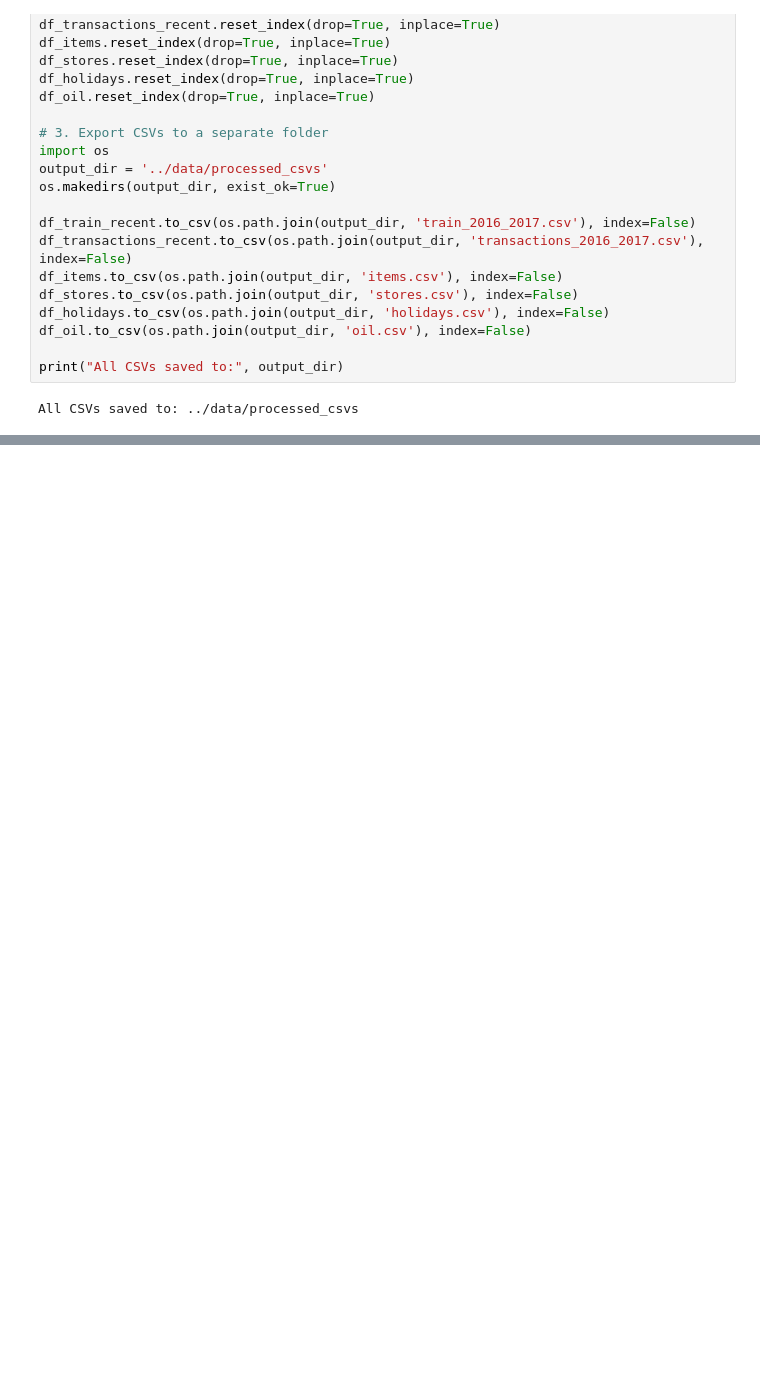
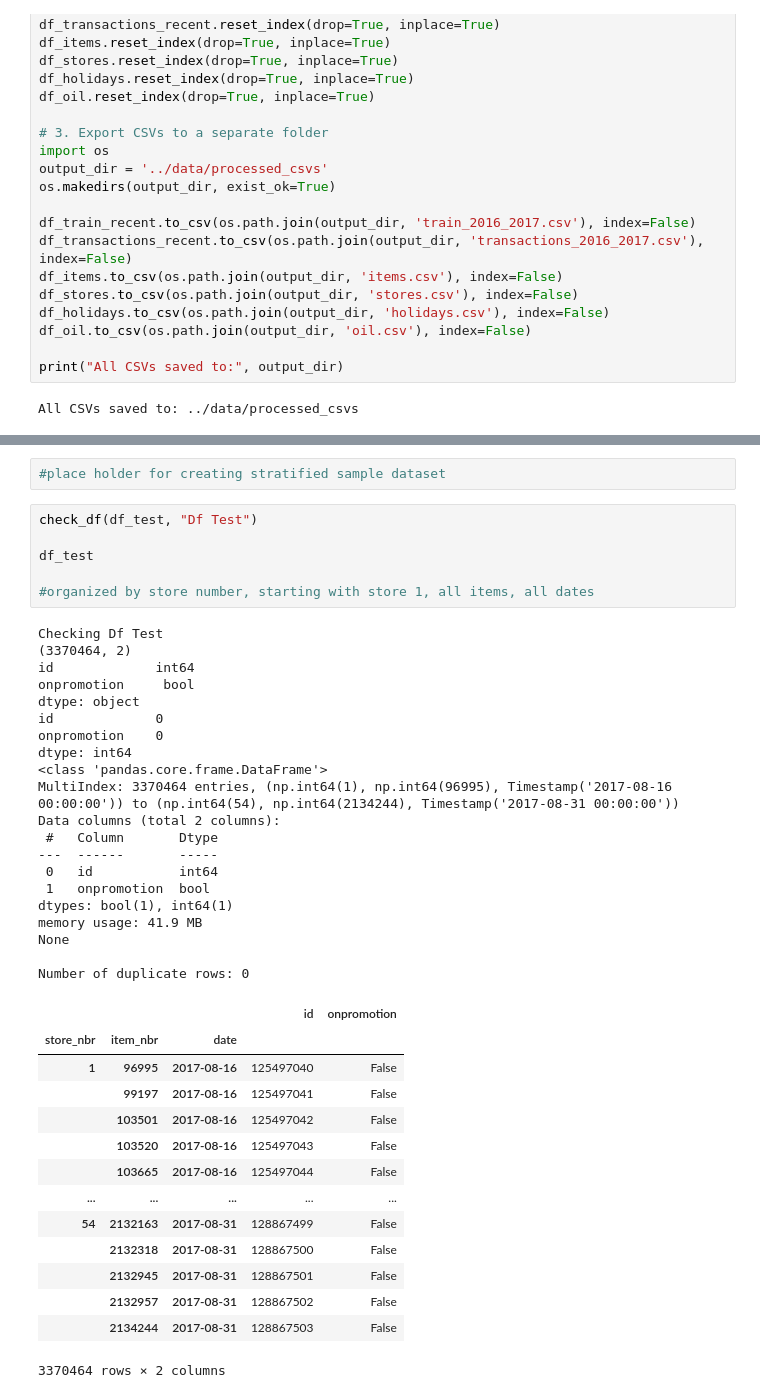
Before and after one commit to apa0/grocery-sales-forecasting, a Jupyter notebook: scripts/load_clean.ipynb, the cells around one changed output, grey strips where cells are left out. Cells and saved outputs as stored; diff of their text form; blank space fills up the shorter version.

Commit message:
looking into the last datasets

```diff
--- a/scripts/load_clean.ipynb
+++ b/scripts/load_clean.ipynb
@@ -429,0 +460,43 @@ All CSVs saved to: ../data/processed_csvs
+# %%
+#place holder for creating stratified sample dataset
+# %%
+check_df(df_test, "Df Test")
+
+df_test
+
+#organized by store number, starting with store 1, all items, all dates
+# %% [output]
+Checking Df Test
+(3370464, 2)
+id             int64
+onpromotion     bool
+dtype: object
+id             0
+onpromotion    0
+dtype: int64
+<class 'pandas.core.frame.DataFrame'>
+MultiIndex: 3370464 entries, (np.int64(1), np.int64(96995), Timestamp('2017-08-16 00:00:00')) to (np.int64(54), np.int64(2134244), Timestamp('2017-08-31 00:00:00'))
+Data columns (total 2 columns):
+ #   Column       Dtype
+---  ------       -----
+ 0   id           int64
+ 1   onpromotion  bool
+dtypes: bool(1), int64(1)
+memory usage: 41.9 MB
+None
+
+Number of duplicate rows: 0
+|  |  |  | id | onpromotion |
+| store_nbr | item_nbr | date |  |  |
+| 1 | 96995 | 2017-08-16 | 125497040 | False |
+|  | 99197 | 2017-08-16 | 125497041 | False |
+|  | 103501 | 2017-08-16 | 125497042 | False |
+|  | 103520 | 2017-08-16 | 125497043 | False |
+|  | 103665 | 2017-08-16 | 125497044 | False |
+| ... | ... | ... | ... | ... |
+| 54 | 2132163 | 2017-08-31 | 128867499 | False |
+|  | 2132318 | 2017-08-31 | 128867500 | False |
+|  | 2132945 | 2017-08-31 | 128867501 | False |
+|  | 2132957 | 2017-08-31 | 128867502 | False |
+|  | 2134244 | 2017-08-31 | 128867503 | False |
+3370464 rows × 2 columns
```
Also changed, not shown: parts of 4 cells of this notebook.
